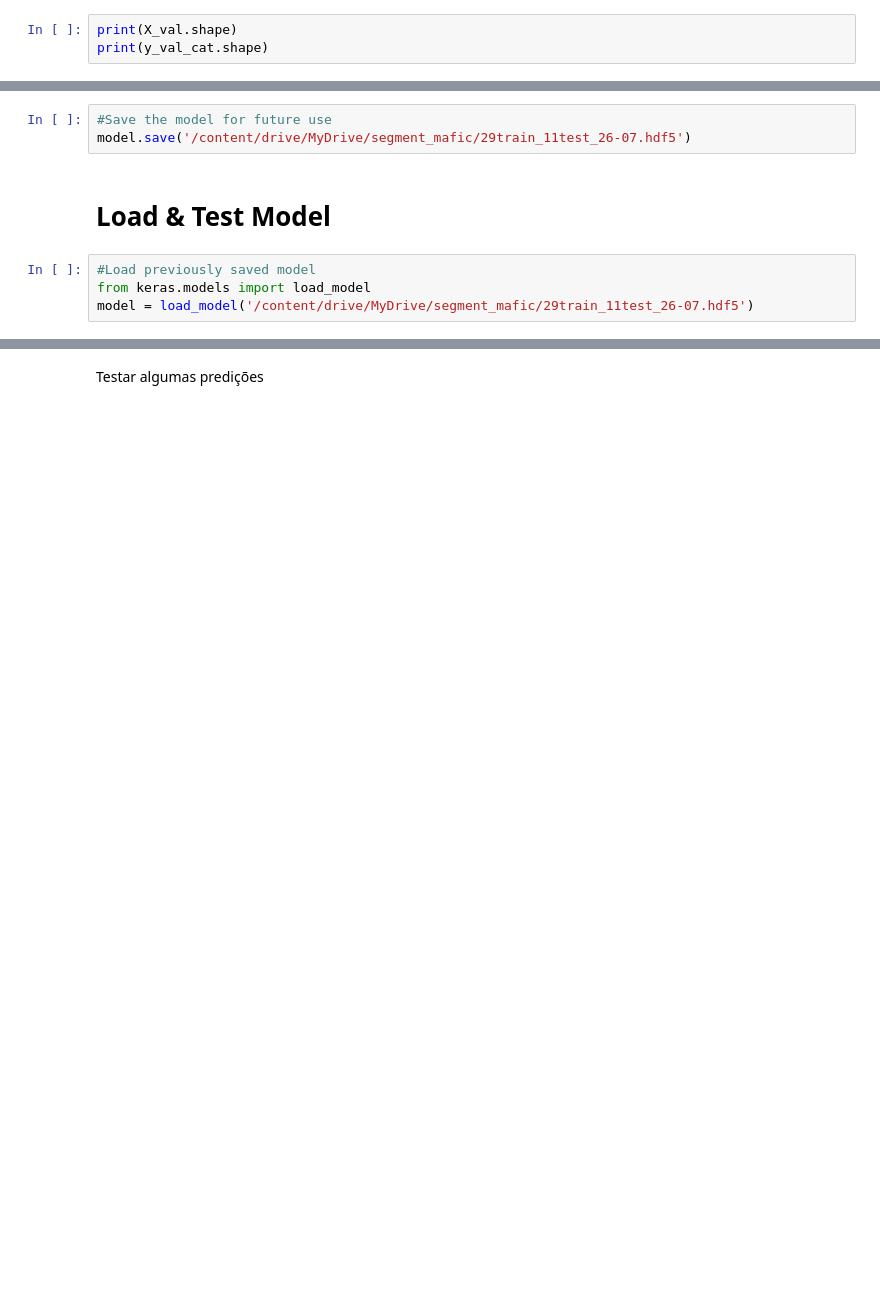
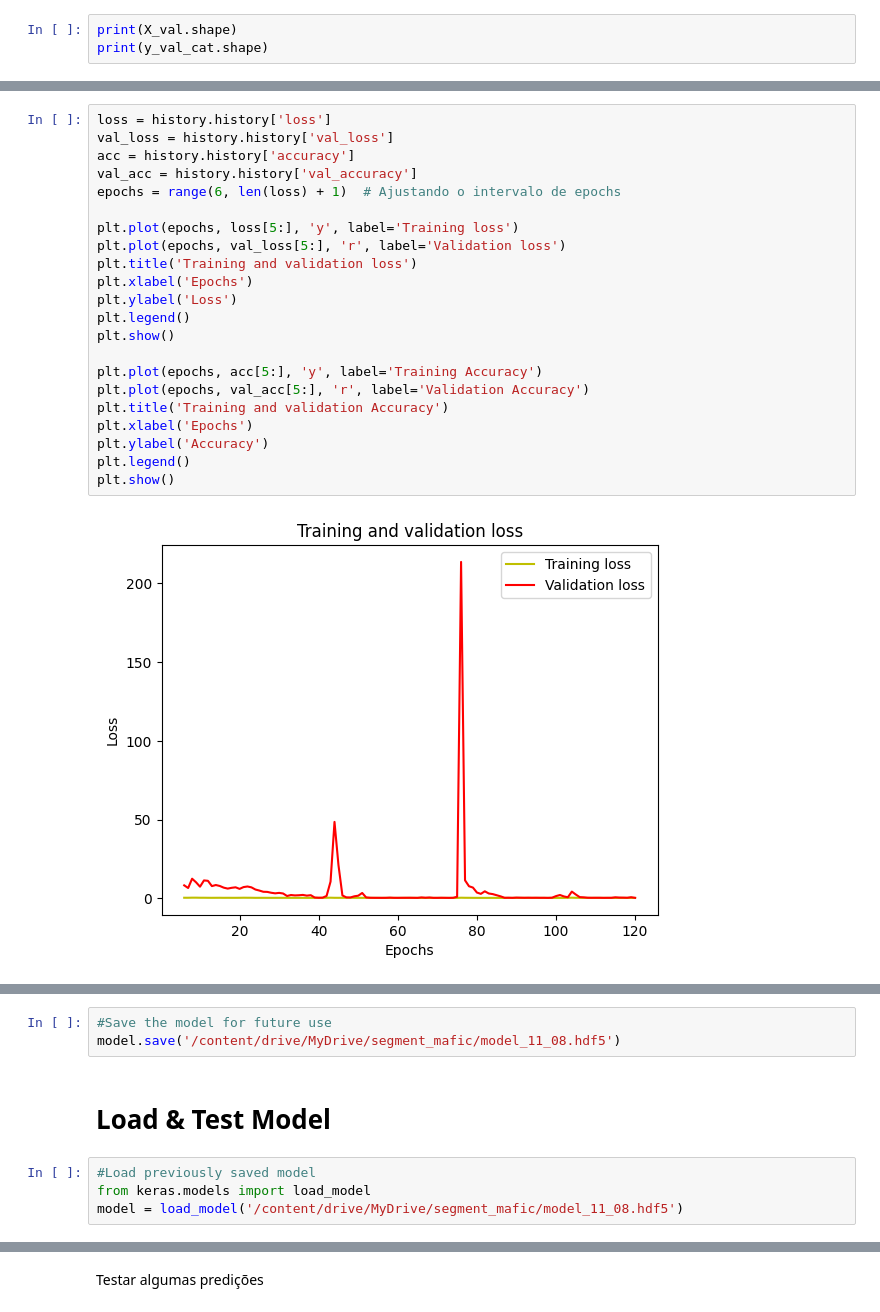
Before and after one commit to gabrielMonaco/segment_mafic, a Jupyter notebook: train&test_CNN_U-Net.ipynb, the cells around one changed output, grey strips where cells are left out. Saved outputs shown, nothing was run; the diff lists cells and outputs as text; blank space fills up the shorter version.

```diff
--- a/train&test_CNN_U-Net.ipynb
+++ b/train&test_CNN_U-Net.ipynb
@@ -335,0 +367,24 @@ plt.show()
+# %%
+loss = history.history['loss']
+val_loss = history.history['val_loss']
+acc = history.history['accuracy']
+val_acc = history.history['val_accuracy']
+epochs = range(6, len(loss) + 1)  # Ajustando o intervalo de epochs
+
+plt.plot(epochs, loss[5:], 'y', label='Training loss')
+plt.plot(epochs, val_loss[5:], 'r', label='Validation loss')
+plt.title('Training and validation loss')
+plt.xlabel('Epochs')
+plt.ylabel('Loss')
+plt.legend()
+plt.show()
+
+plt.plot(epochs, acc[5:], 'y', label='Training Accuracy')
+plt.plot(epochs, val_acc[5:], 'r', label='Validation Accuracy')
+plt.title('Training and validation Accuracy')
+plt.xlabel('Epochs')
+plt.ylabel('Accuracy')
+plt.legend()
+plt.show()
+# %% [output]
+[figure, added]
@@ -336,11 +392,11 @@ plt.show()
 # %%
 #Save the model for future use
-model.save('/content/drive/MyDrive/segment_mafic/29train_11test_26-07.hdf5')
+model.save('/content/drive/MyDrive/segment_mafic/model_11_08.hdf5')
 # %% [markdown]
 # Load & Test Model
 # %%
 #Load previously saved model
 from keras.models import load_model
-model = load_model('/content/drive/MyDrive/segment_mafic/29train_11test_26-07.hdf5')
+model = load_model('/content/drive/MyDrive/segment_mafic/model_11_08.hdf5')
 # %%
 # load test data
```
Also changed, not shown: parts of 32 cells of this notebook, 9 other files.
